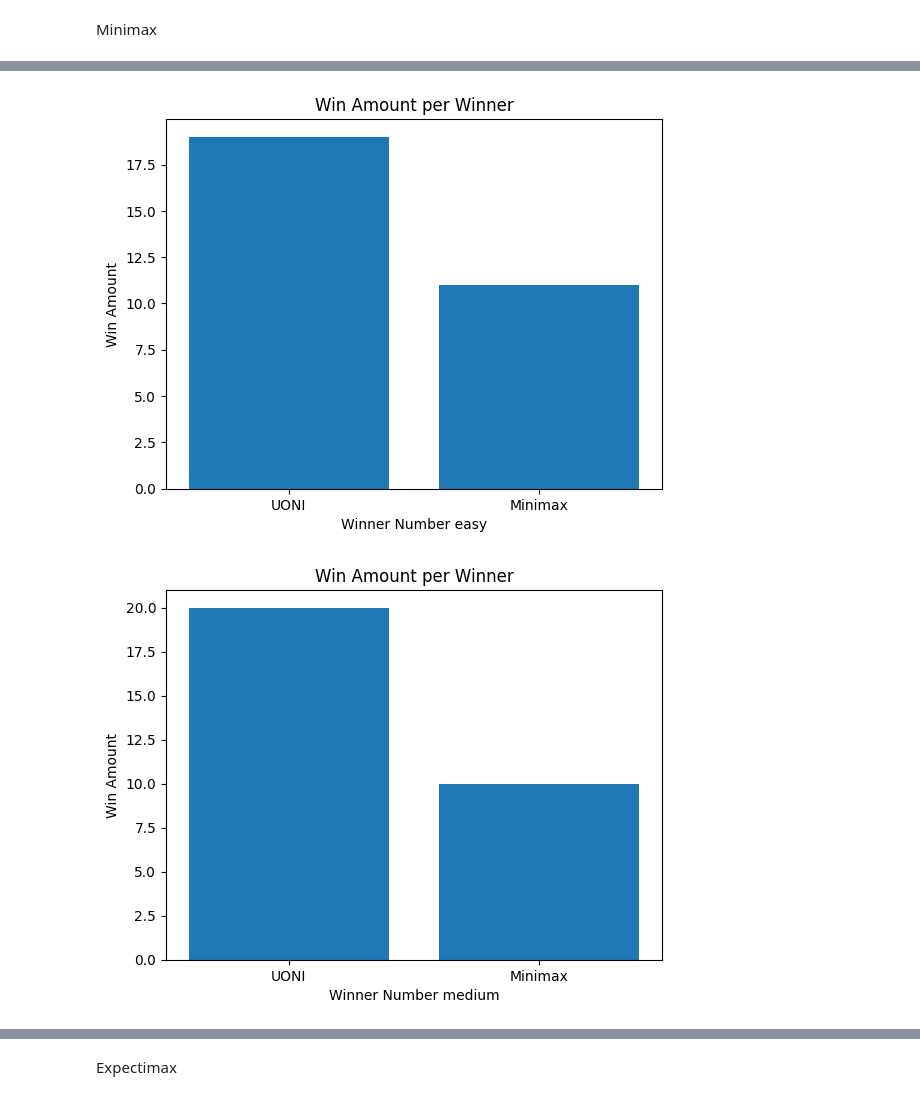
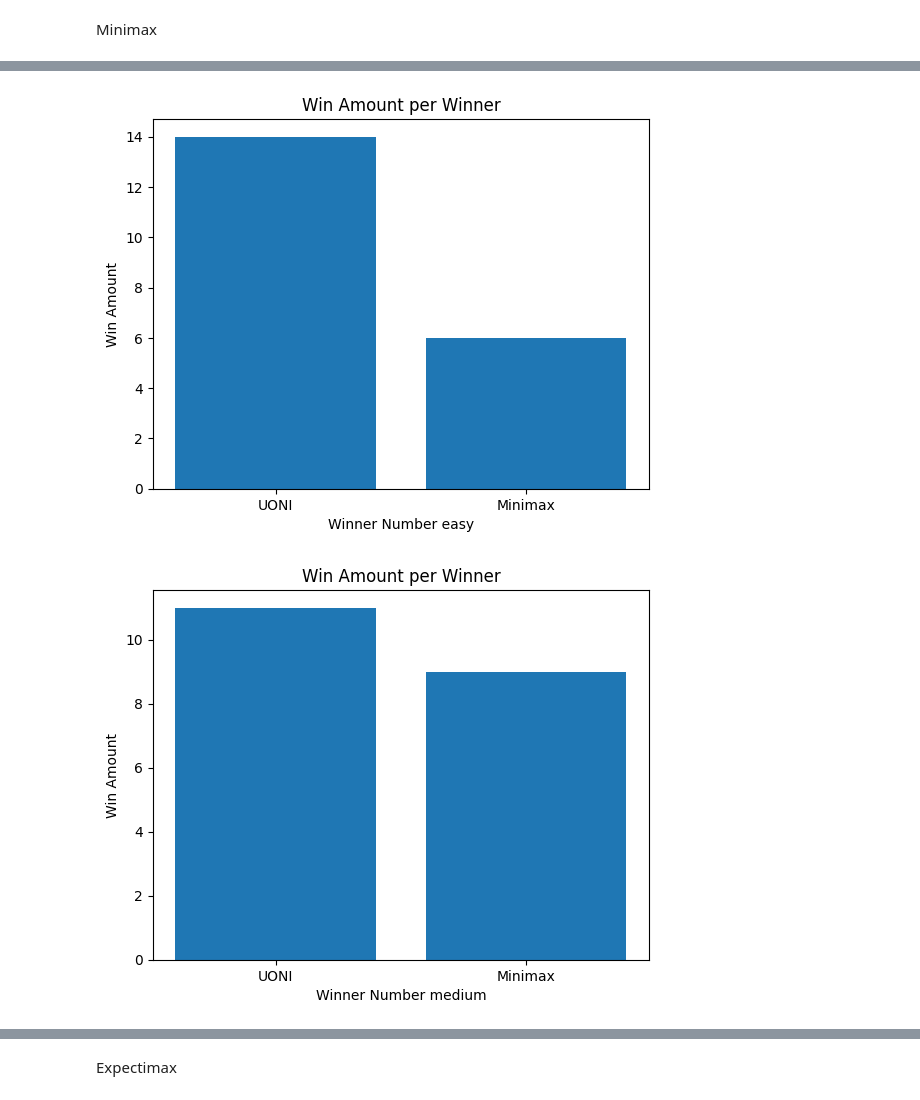
Before and after one commit to JosefinaFerrari/Obligatorio-IA, a Jupyter notebook: CoinGame/coin_game.ipynb, the cells around one changed output, grey strips where cells are left out. Saved outputs shown, nothing was run; the diff lists cells and outputs as text; code cells hidden in the pictures.

```diff
--- a/CoinGame/coin_game.ipynb
+++ b/CoinGame/coin_game.ipynb
@@ -102,13 +102,13 @@ def minimax_graph(ws, level):
 # %%
 from tqdm import tqdm
 ws = {'easy':[], 'medium':[], 'hard':[]}
 for level in ['easy', 'medium', 'hard']:
-    for i in tqdm(range(30)):
+    for i in tqdm(range(20)):
         if i%2 == 0:
             ws[level].append(play_vs_other_agent(env, agent1=UONI(1, level), agent2=MinimaxAgent(2), render=False))
         else:
             ws[level].append(3-play_vs_other_agent(env, agent1=MinimaxAgent(1), agent2=UONI(2, level), render=False))
     minimax_graph(ws[level], level)
 # %% [output]
-[figure, old version]
+[figure, new version]
-[figure, old version]
+[figure, new version]
```
Also changed, not shown: parts of 4 cells of this notebook, 1 other file.
